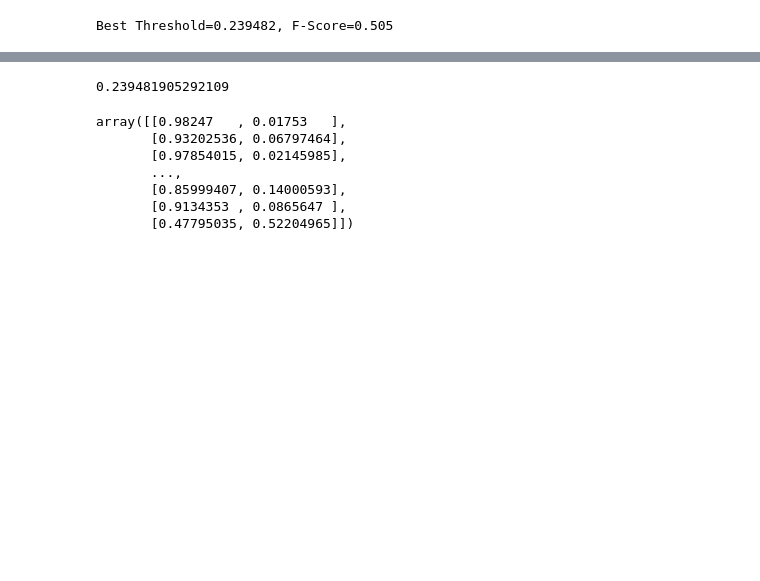
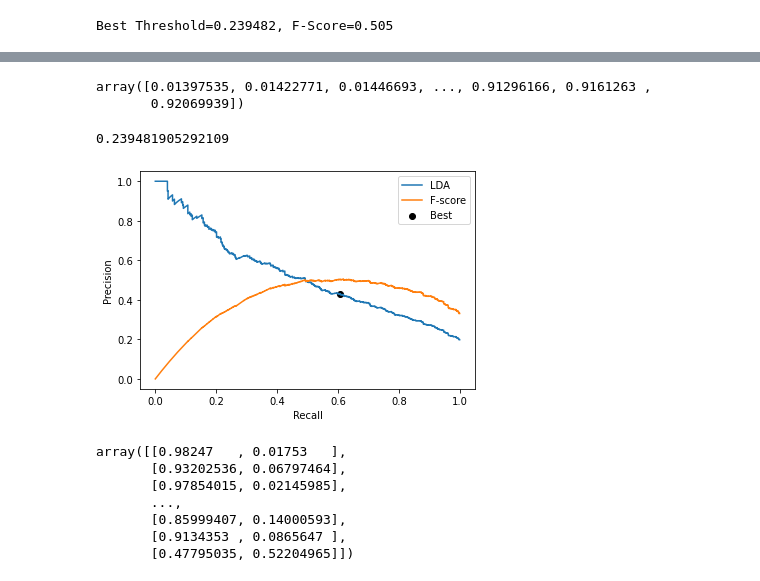
Before and after one commit to VinceTruong/Churn_Modelling, a Jupyter notebook: Into to DS Group Project - Vu Truong.ipynb, the cells around one changed output, grey strips where cells are left out. Cells and saved outputs as stored; diff of their text form; code cells hidden in the pictures; blank space fills up the shorter version.

```diff
--- a/Into to DS Group Project - Vu Truong.ipynb
+++ b/Into to DS Group Project - Vu Truong.ipynb
@@ -926,8 +1066,25 @@ NameError: name 'yhat' is not defined
+# %%
+thresholds
+# %% [output]
+array([0.01397535, 0.01422771, 0.01446693, ..., 0.91296166, 0.9161263 ,
+       0.92069939])
 # %%
 th = thresholds[ix]
 th
 # %% [output]
 0.239481905292109
+# %%
+plt.plot(recall, precision, label='LDA')
+plt.plot(recall, fscore, label='F-score')
+plt.scatter(recall[ix], precision[ix], color='black', label='Best')
+# axis labels
+plt.xlabel('Recall')
+plt.ylabel('Precision')
+plt.legend()
+# show the plot
+plt.show()
+# %% [output]
+[figure, added]
 # %%
 lda.predict_proba(X_test)
 # %% [output]
```
Also changed, not shown: parts of 22 cells of this notebook, 1 other file.
